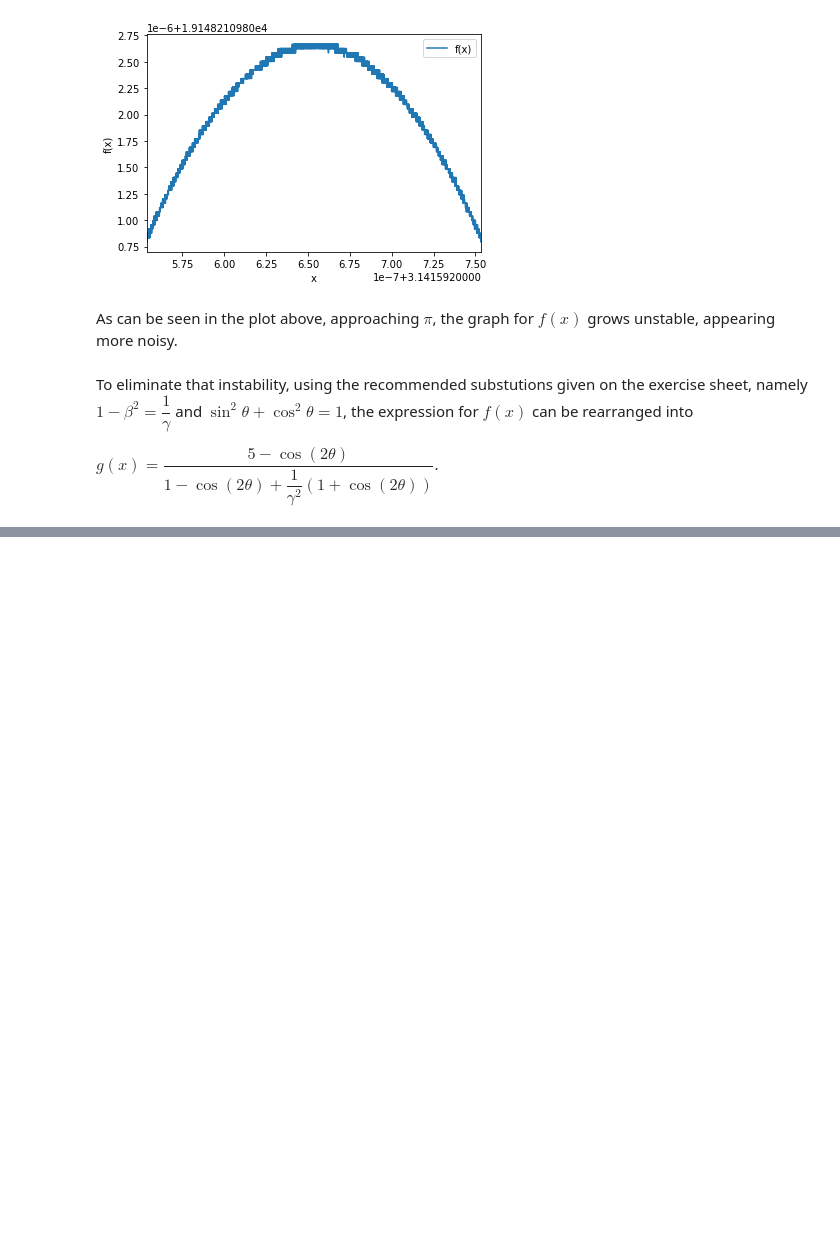
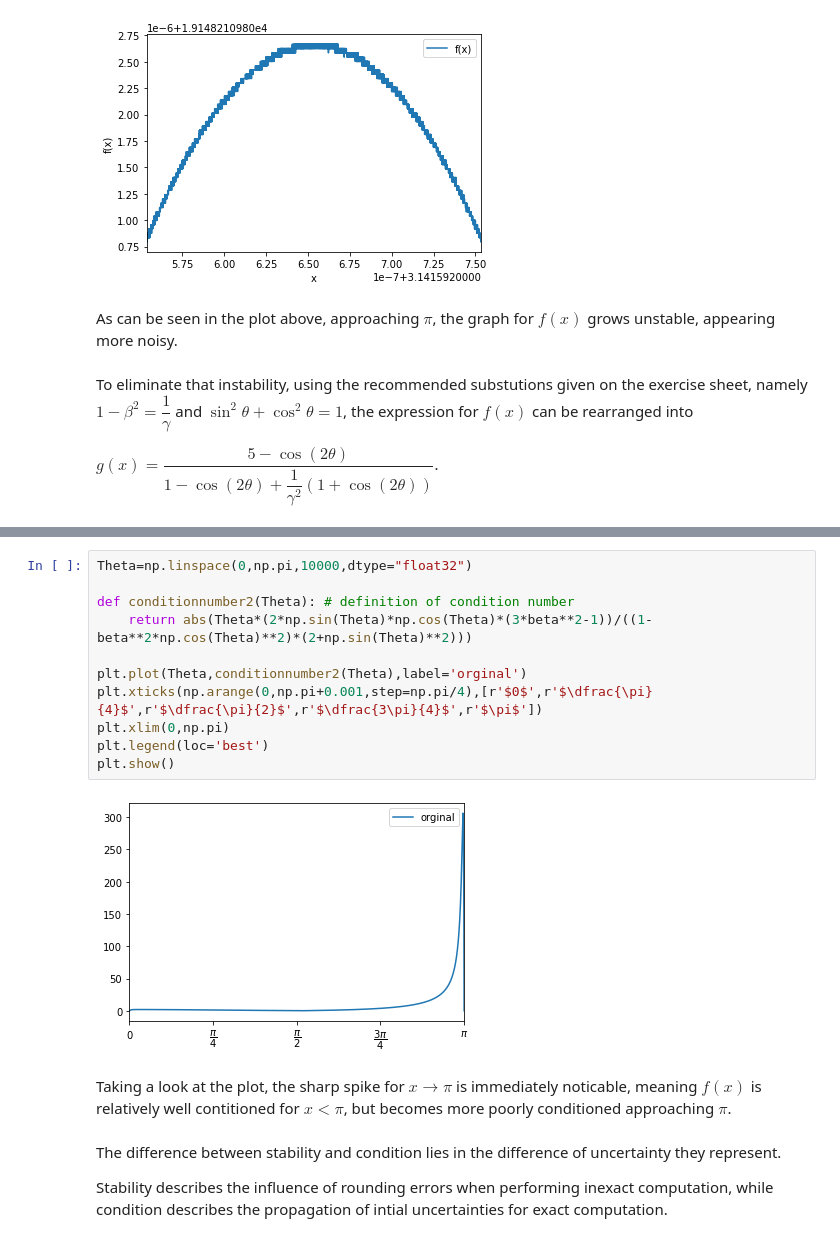
Before and after one commit to JonasOllesch/UniStuff, a Jupyter notebook: SMD A/sheet1/sheet1.ipynb, the cells around one changed output, grey strips where cells are left out. Cells and saved outputs as stored; diff of their text form; blank space fills up the shorter version.

```diff
--- a/SMD A/sheet1/sheet1.ipynb
+++ b/SMD A/sheet1/sheet1.ipynb
@@ -255,0 +279,20 @@ $g(x) = \dfrac{5-\cos(2\theta)}{1 - \cos(2\theta) + \dfrac{1}{\gamma^2}(1 + \cos
+# %%
+Theta=np.linspace(0,np.pi,10000,dtype="float32")
+
+def conditionnumber2(Theta): # definition of condition number
+    return abs(Theta*(2*np.sin(Theta)*np.cos(Theta)*(3*beta**2-1))/((1-beta**2*np.cos(Theta)**2)*(2+np.sin(Theta)**2)))
+
+plt.plot(Theta,conditionnumber2(Theta),label='orginal')
+plt.xticks(np.arange(0,np.pi+0.001,step=np.pi/4),[r'$0$',r'$\dfrac{\pi}{4}$',r'$\dfrac{\pi}{2}$',r'$\dfrac{3\pi}{4}$',r'$\pi$'])
+plt.xlim(0,np.pi)
+plt.legend(loc='best')
+plt.show()
+# %% [output]
+[figure, added]
+# %% [markdown]
+Taking a look at the plot, the sharp spike for $x \rightarrow \pi$ is immediately noticable, meaning $f(x)$ is relatively well contitioned for $x < \pi$, but becomes more poorly conditioned approaching
+$\pi$.
+# %% [markdown]
+The difference between stability and condition lies in the difference of uncertainty they represent.
+
+Stability describes the influence of rounding errors when performing inexact computation, while condition describes the propagation of intial uncertainties for exact computation.
```
Also changed, not shown: parts of 3 cells of this notebook, 1 other file.
